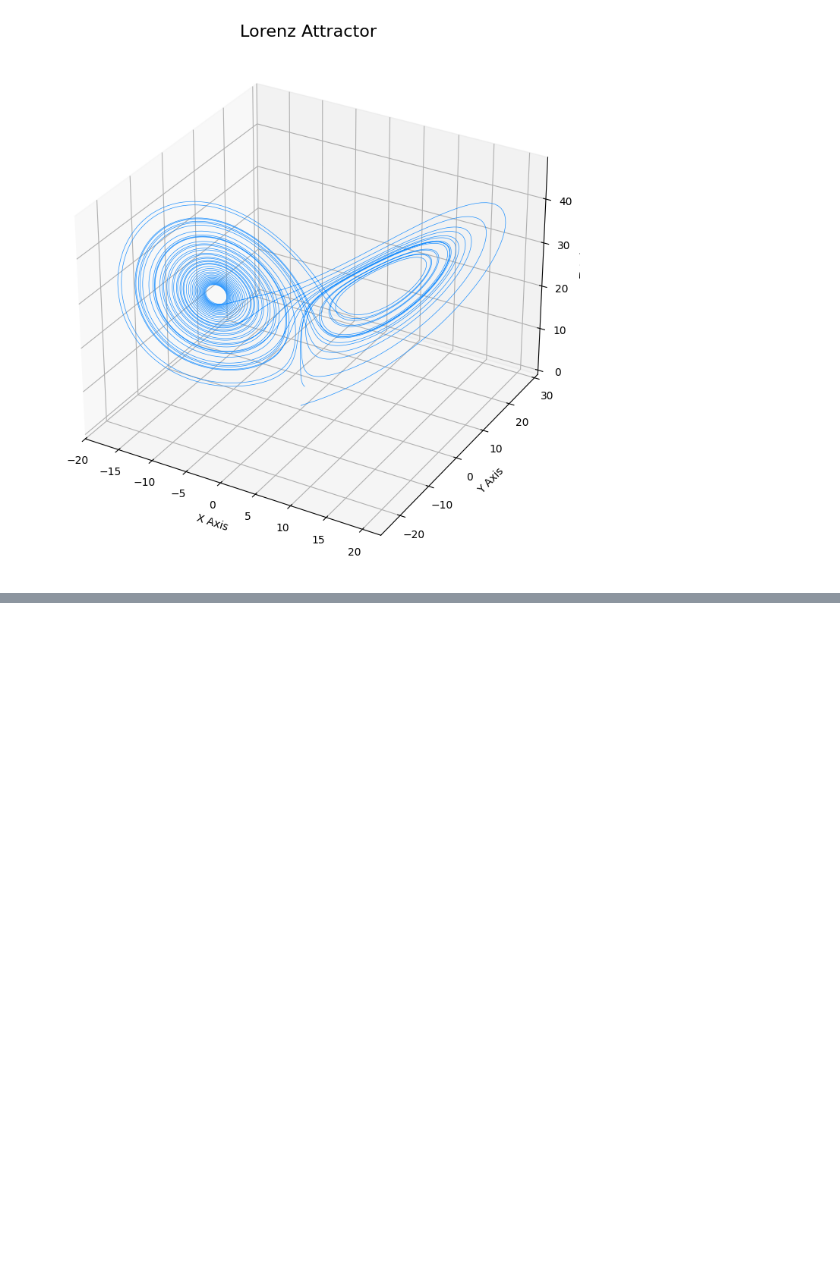
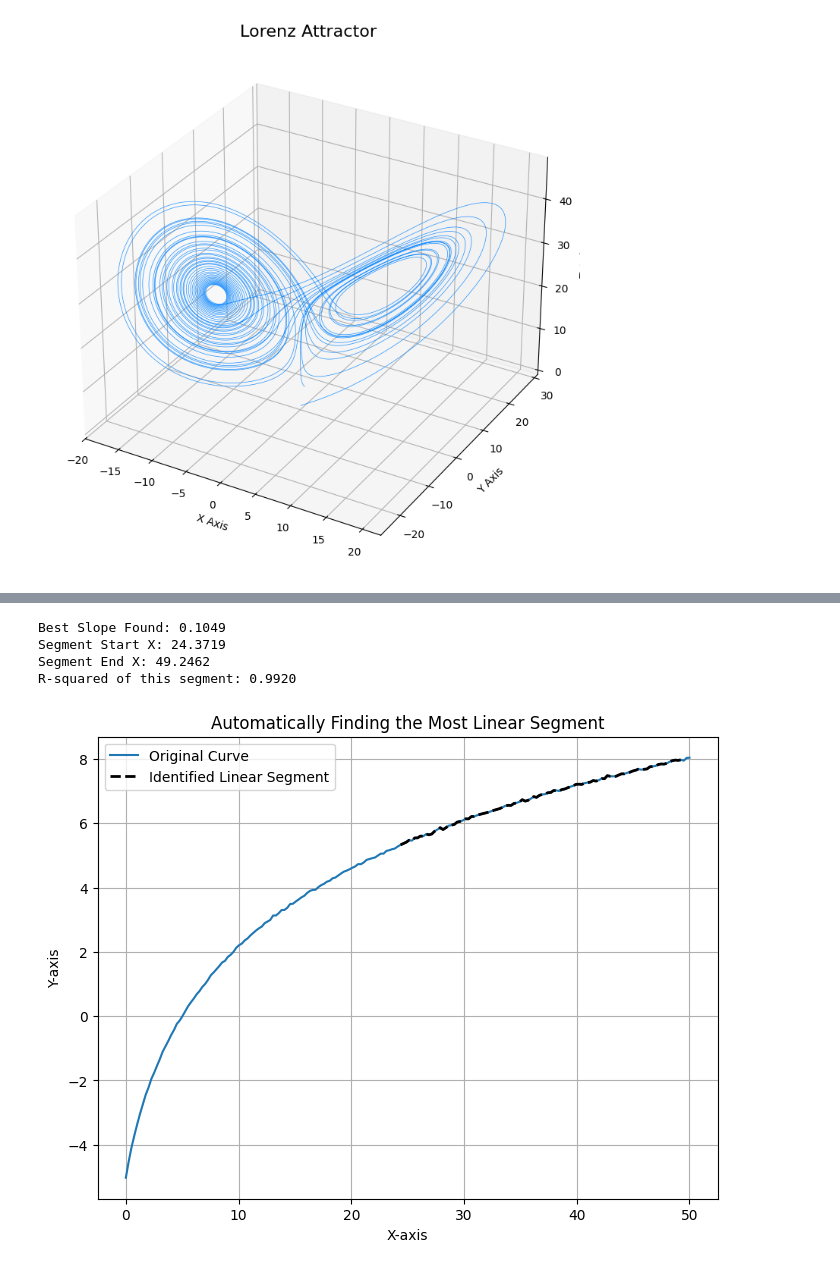
Before and after one commit to William-XiaodongAn/ML_cardiac_prediction, a Jupyter notebook: chronos/lorentz_attractor.ipynb, the cells around one changed output, grey strips where cells are left out. Drawn from its saved outputs; the diff is of its cells as text; code cells hidden in the pictures; blank space fills up the shorter version.

```diff
--- a/chronos/lorentz_attractor.ipynb
+++ b/chronos/lorentz_attractor.ipynb
@@ -69,0 +84,71 @@ AttributeError: module 'functions' has no attribute 'plot_lya'
+# %%
+import numpy as np
+import matplotlib.pyplot as plt
+from scipy import stats
+
+# --- 1. Create Sample Data (replace with your own) ---
+x = np.linspace(0, 50, 200)
+y = -5 + 4 * np.log1p(x * 0.5) + np.random.randn(len(x)) * 0.02
+
+# --- 2. The Algorithm: Sliding Window Linear Regression ---
+
+# Parameter to tune
+window_size = 100
+
+# Store the best result
+best_slope = 0
+best_r_squared = -1
+best_window_indices = (0, 0)
+
+# Slide the window across the data
+for i in range(len(x) - window_size):
+    x_window = x[i : i + window_size]
+    y_window = y[i : i + window_size]
+
+    result = stats.linregress(x_window, y_window)
+    r_squared = result.rvalue**2
+
+    if r_squared > best_r_squared:
+        best_r_squared = r_squared
+        best_slope = result.slope
+        best_window_indices = (i, i + window_size)
+
+# --- 3. Output and Visualize the Results ---
+
+# Get the start and end index from our results
+start_index = best_window_indices[0]
+# The end index needs -1 because slicing goes up to (but not including) the end
+end_index = best_window_indices[1] - 1
+
+# Get the corresponding x-values
+start_x = x[start_index]
+end_x = x[end_index]
+
+print(f"Best Slope Found: {best_slope:.4f}")
+print(f"Segment Start X: {start_x:.4f}")
+print(f"Segment End X: {end_x:.4f}")
+print(f"R-squared of this segment: {best_r_squared:.4f}")
+
+
+# --- 4. Plotting ---
+plt.figure(figsize=(8, 6))
+plt.plot(x, y, label='Original Curve')
+
+# Get the data points of the best-fit segment to plot the line
+x_best = x[start_index : end_index + 1]
+y_best = y[start_index : end_index + 1]
+
+plt.plot(x_best, y_best, 'k--', linewidth=2, label='Identified Linear Segment')
+
+plt.legend()
+plt.title("Automatically Finding the Most Linear Segment")
+plt.xlabel("X-axis")
+plt.ylabel("Y-axis")
+plt.grid(True)
+plt.show()
+# %% [output]
+Best Slope Found: 0.1049
+Segment Start X: 24.3719
+Segment End X: 49.2462
+R-squared of this segment: 0.9920
+[figure, added]
```
Also changed, not shown: parts of 2 cells of this notebook, 1 other file.
